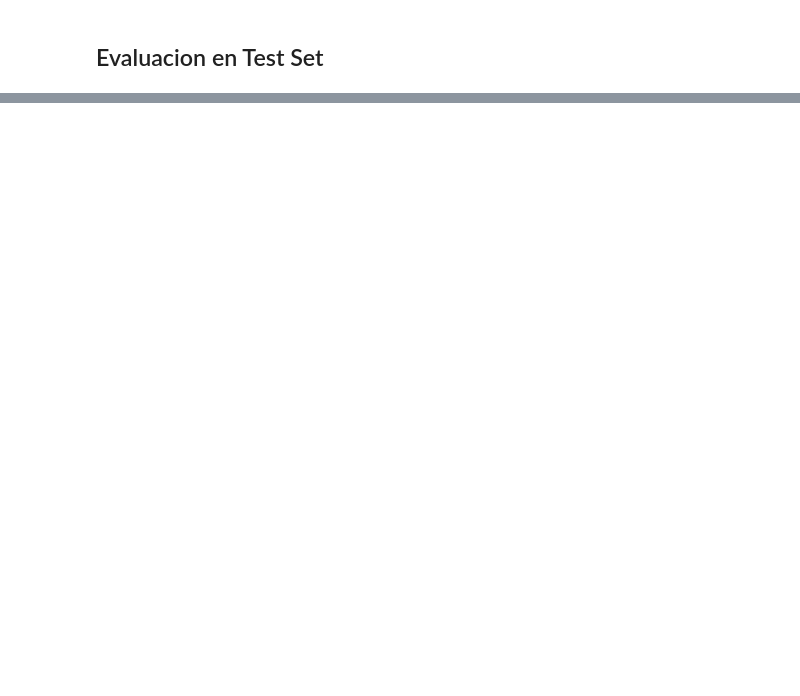
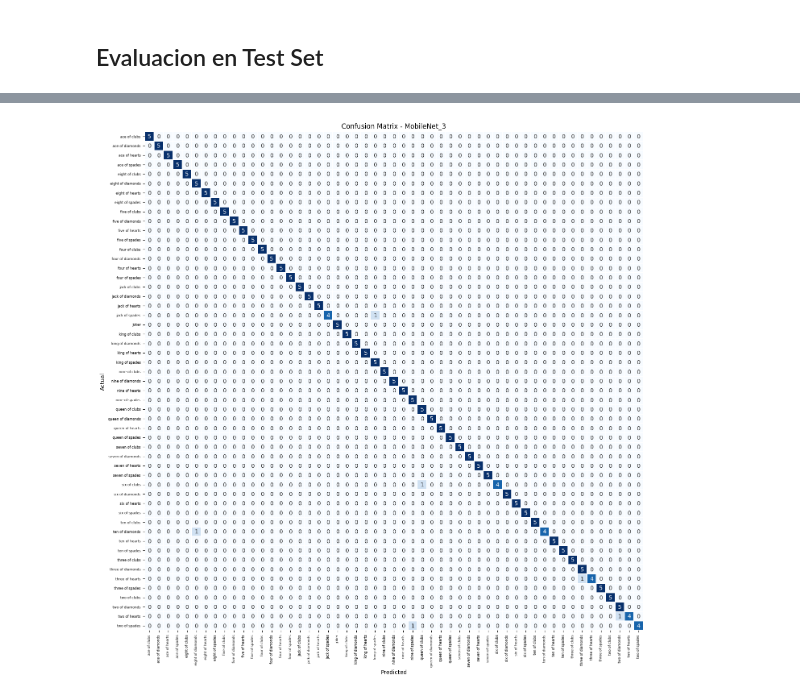
Before and after one commit to moisesbritez92/deep_learning_nbs, a Jupyter notebook: Notebooks/CNN-Cards/02_finetune_mobilenet.ipynb, the cells around one changed output, grey strips where cells are left out. Cells and saved outputs as stored; diff of their text form; code cells hidden in the pictures; blank space fills up the shorter version.

```diff
--- a/Notebooks/CNN-Cards/02_finetune_mobilenet.ipynb
+++ b/Notebooks/CNN-Cards/02_finetune_mobilenet.ipynb
@@ -401,15 +448,26 @@ Epoch 20: val_accuracy did not improve from 0.92075
 # %% [markdown]
 ## Evaluacion en Test Set
 # %%
-# Cargar mejor modelo
+# Cargar mejores modelos
+base_model = tf.keras.models.load_model('Models/MobileNet_2.h5')
 best_model = tf.keras.models.load_model(os.path.join(path_models, name + '.h5'))
+finetuned_model = tf.keras.models.load_model(os.path.join(path_models, name + '_finetuned.h5'))
 sgd_model = tf.keras.models.load_model(os.path.join(path_models, name_sgd + '.h5'))
+
 # Evaluar
-_, acc_improved = best_model.evaluate(test_dataset)
-_, acc_sgd = sgd_model.evaluate(test_dataset)
+print("\n=== Evaluacion de modelos finales ===")
+_, acc_original = base_model.evaluate(test_dataset, verbose=0)
+print("Evaluando MobileNet_3 (AdamW)...")
+_, acc_improved = best_model.evaluate(test_dataset, verbose=0)
+print("Evaluando MobileNet_3 Finetuned...")
+_, acc_finetuned = finetuned_model.evaluate(test_dataset, verbose=0)
+print("Evaluando MobileNet_3 SGD...")
+_, acc_sgd = sgd_model.evaluate(test_dataset, verbose=0)
+
 print(f'\n=== Comparacion de resultados ===')
 print(f'Accuracy original (MobileNet_2): {acc_original:.4f}')
 print(f'Accuracy mejorado (MobileNet_3): {acc_improved:.4f}')
+print(f'Accuracy Finetuned (MobileNet_3 FT): {acc_finetuned:.4f}')
 print(f'Accuracy con SGD: {acc_sgd:.4f}')
-print(f'Mejora: {(acc_improved - acc_original)*100:.2f}%')
+print(f'Mejora Total: {(acc_finetuned - acc_original)*100:.2f}%')
 # %% [output]
@@ -488,3 +562,7 @@ show_matrix(best_model, test_dataset)
+# %%
+show_matrix(finetuned_model, test_dataset)
+# %% [output]
+[figure, added]
 # %%
 show_report(sgd_model, test_dataset)
 # %% [output]
```
Also changed, not shown: parts of 22 cells of this notebook, 33 other files.
